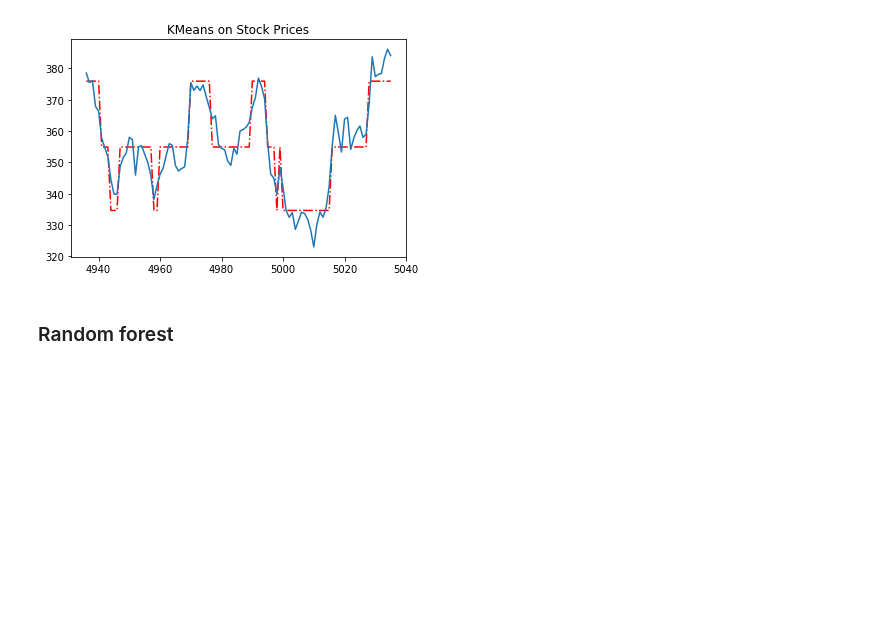
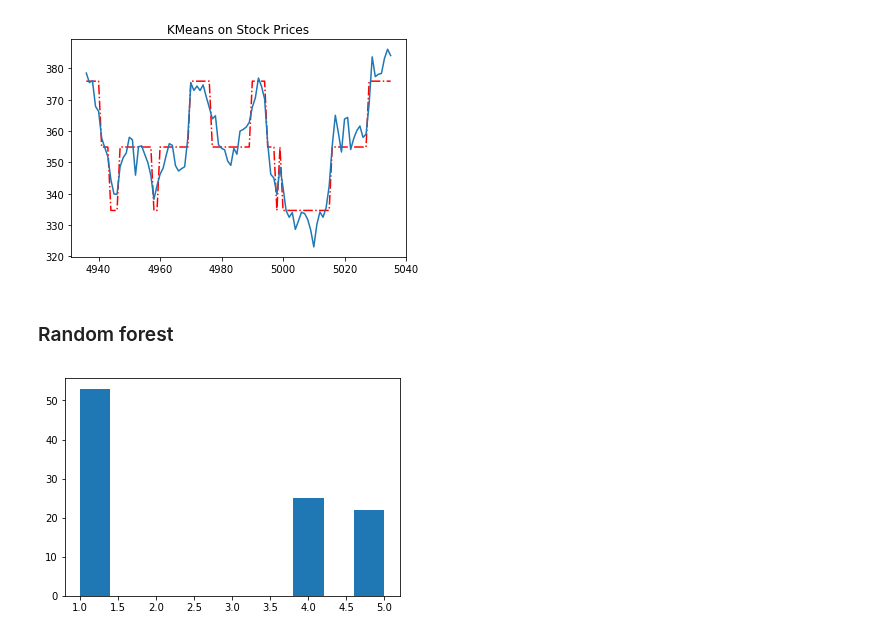
Before and after one commit to rbetzler/fun-times-in-python, a Jupyter notebook: finance/data_science/stock_explorer.ipynb, the cells around one changed output. Cells and saved outputs as stored; diff of their text form; code cells hidden in the pictures; blank space fills up the shorter version.

```diff
--- a/finance/data_science/stock_explorer.ipynb
+++ b/finance/data_science/stock_explorer.ipynb
@@ -158 +161,6 @@ train['market_datetime'] = train['market_datetime'].astype(int)
 train = xgb.DMatrix(train)
+# %%
+plt.hist(preds)
+plt.show()
+# %% [output]
+[figure, added]
```
Also changed, not shown: parts of 6 cells of this notebook, 2 other files.
